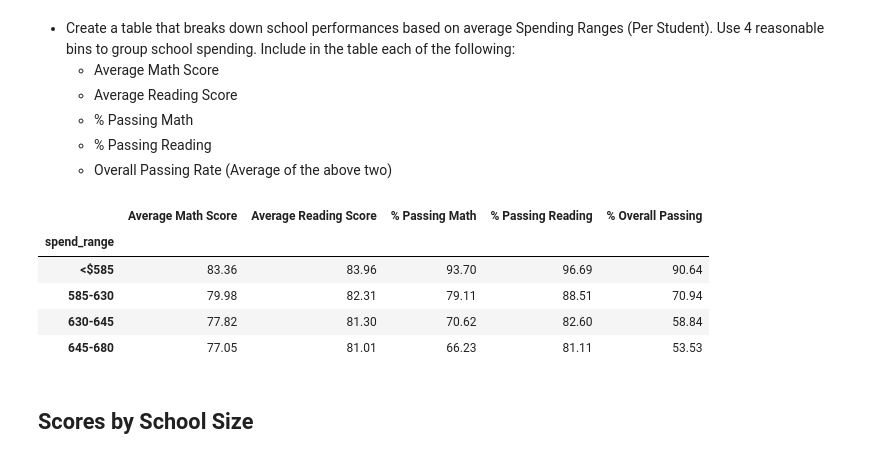
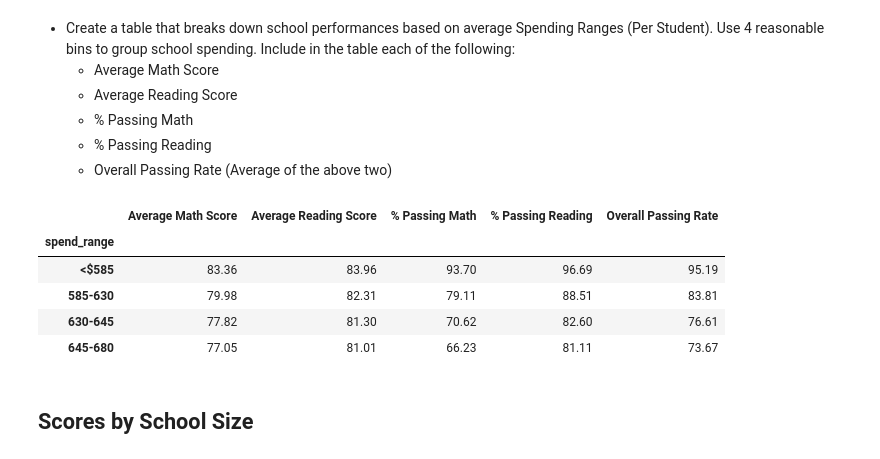
Before and after one commit to NSkinnerSci/pandas-challenge, a Jupyter notebook: PyCitySchools/PyCitySchools.ipynb, the cells around one changed output. Drawn from its saved outputs; the diff is of its cells as text; code cells hidden in the pictures.

```diff
--- a/PyCitySchools/PyCitySchools.ipynb
+++ b/PyCitySchools/PyCitySchools.ipynb
@@ -220,22 +220,22 @@ data4
 # %%
 df2 = df
 bins = [0, 585, 630, 645, 680]
 labels = ['<$585', '585-630', '630-645', '645-680']
 df2['spend_range'] = pd.cut((df2['budget']/df2['size']), bins, labels=labels)
 data5 = pd.DataFrame({'Average Math Score':df2.groupby('spend_range').math_score.mean(),
                      'Average Reading Score':df2.groupby('spend_range').reading_score.mean(),
                      '% Passing Math':[len(df2[(df2['spend_range'] == l) & (df2['math_score'] >= 70)])/len(df2[df2['spend_range'] == l]) * 100 for l in labels],
-                     '% Passing Reading':[len(df2[(df2['spend_range'] == l) & (df2['reading_score'] >= 70)])/len(df2[df2['spend_range'] == l]) * 100 for l in labels],
-                     '% Overall Passing': [len(df2[(df2['spend_range'] == l) & (df2["math_score"] >= 70) & (df2["reading_score"] >= 70)])/len(df2[df2['spend_range'] == l]) * 100 for l in labels]})
+                     '% Passing Reading':[len(df2[(df2['spend_range'] == l) & (df2['reading_score'] >= 70)])/len(df2[df2['spend_range'] == l]) * 100 for l in labels],})
+data5['Overall Passing Rate'] = (data5['% Passing Math']+data5['% Passing Reading'])/2
 data5 = round(data5,2)
 data5
 # %% [output]
-|  | Average Math Score | Average Reading Score | % Passing Math | % Passing Reading | % Overall Passing |
+|  | Average Math Score | Average Reading Score | % Passing Math | % Passing Reading | Overall Passing Rate |
 | spend_range |  |  |  |  |  |
-| <$585 | 83.36 | 83.96 | 93.70 | 96.69 | 90.64 |
-| 585-630 | 79.98 | 82.31 | 79.11 | 88.51 | 70.94 |
-| 630-645 | 77.82 | 81.30 | 70.62 | 82.60 | 58.84 |
-| 645-680 | 77.05 | 81.01 | 66.23 | 81.11 | 53.53 |
+| <$585 | 83.36 | 83.96 | 93.70 | 96.69 | 95.19 |
+| 585-630 | 79.98 | 82.31 | 79.11 | 88.51 | 83.81 |
+| 630-645 | 77.82 | 81.30 | 70.62 | 82.60 | 76.61 |
+| 645-680 | 77.05 | 81.01 | 66.23 | 81.11 | 73.67 |
 # %% [markdown]
 ## Scores by School Size
 # %% [markdown]
```
Also changed, not shown: parts of 2 cells of this notebook.
